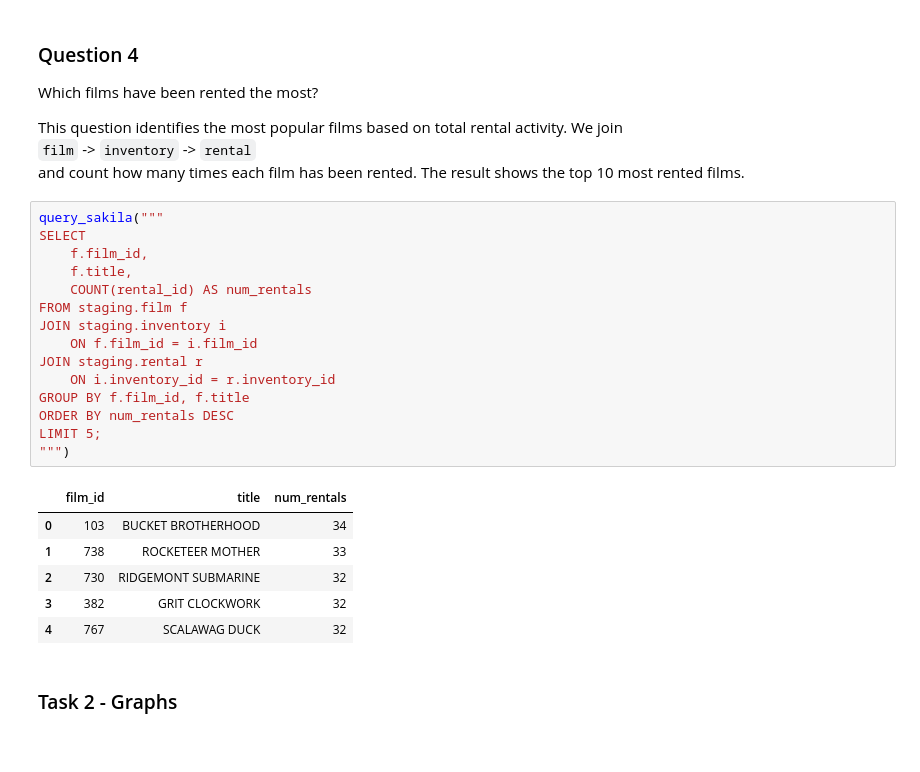
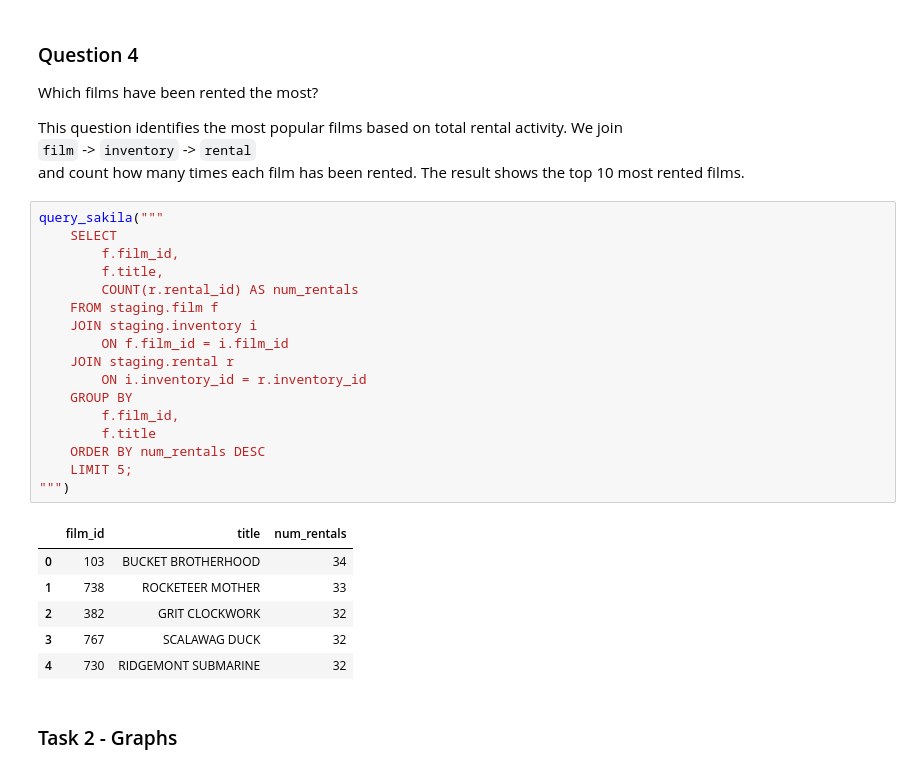
Before and after one commit to hazajijan-prog/sakila_lab_haza_jijan, a Jupyter notebook: sakila_ingestion.ipynb, the cells around one changed output. Cells and saved outputs as stored; diff of their text form.

```diff
--- a/sakila_ingestion.ipynb
+++ b/sakila_ingestion.ipynb
@@ -281,26 +290,28 @@ We join
 and count how many times each film has been rented. The result shows the top 10 most rented films.
 # %%
 query_sakila("""
-SELECT
-    f.film_id,
-    f.title,
-    COUNT(rental_id) AS num_rentals
-FROM staging.film f
-JOIN staging.inventory i
-    ON f.film_id = i.film_id
-JOIN staging.rental r
-    ON i.inventory_id = r.inventory_id
-GROUP BY f.film_id, f.title
-ORDER BY num_rentals DESC
-LIMIT 5;
+    SELECT
+        f.film_id,
+        f.title,
+        COUNT(r.rental_id) AS num_rentals
+    FROM staging.film f
+    JOIN staging.inventory i
+        ON f.film_id = i.film_id
+    JOIN staging.rental r
+        ON i.inventory_id = r.inventory_id
+    GROUP BY
+        f.film_id,
+        f.title
+    ORDER BY num_rentals DESC
+    LIMIT 5;
 """)
 # %% [output]
 |  | film_id | title | num_rentals |
 | 0 | 103 | BUCKET BROTHERHOOD | 34 |
 | 1 | 738 | ROCKETEER MOTHER | 33 |
-| 2 | 730 | RIDGEMONT SUBMARINE | 32 |
-| 3 | 382 | GRIT CLOCKWORK | 32 |
-| 4 | 767 | SCALAWAG DUCK | 32 |
+| 2 | 382 | GRIT CLOCKWORK | 32 |
+| 3 | 767 | SCALAWAG DUCK | 32 |
+| 4 | 730 | RIDGEMONT SUBMARINE | 32 |
 # %% [markdown]
 ### Task 2 - Graphs
 # %% [markdown]
```
Also changed, not shown: parts of 10 cells of this notebook.
